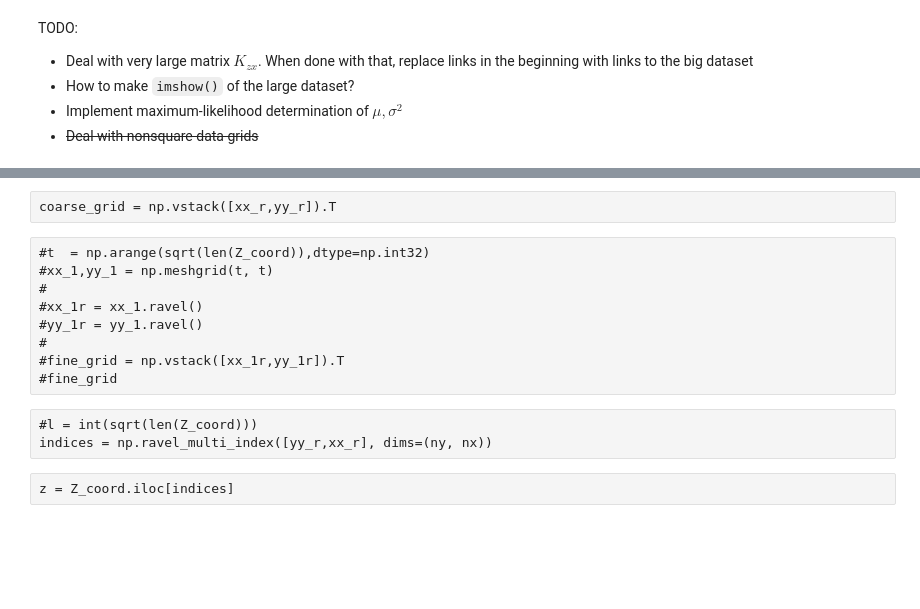
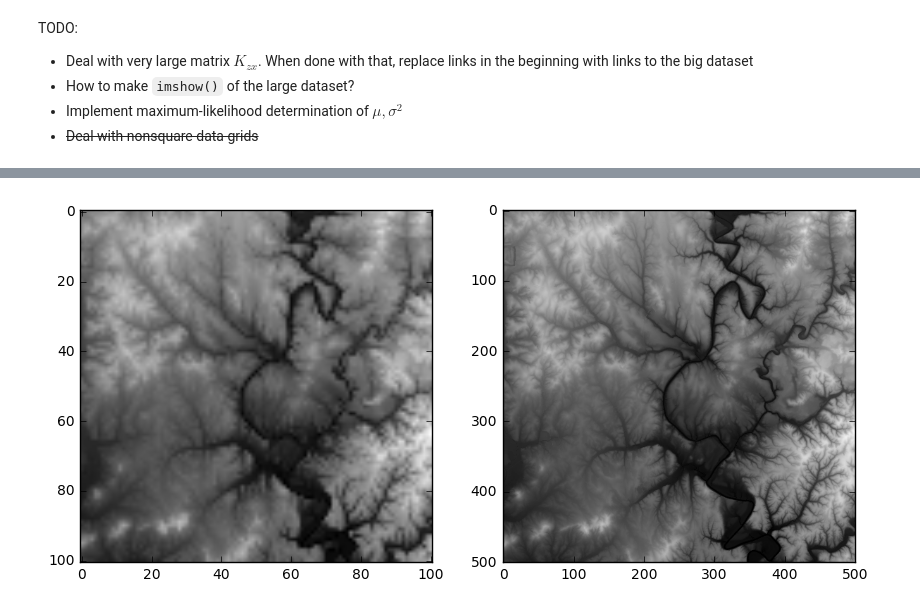
Before and after one commit to petrovskaia/kriging-fast-solver, a Jupyter notebook: Kriging_project.ipynb, the cells around one changed output, grey strips where cells are left out. Saved outputs shown, nothing was run; the diff lists cells and outputs as text; code cells hidden in the pictures; blank space fills up the shorter version.

```diff
--- a/Kriging_project.ipynb
+++ b/Kriging_project.ipynb
@@ -14,4 +14,11 @@ import pandas as pd
 from math import sqrt
 from sklearn.metrics.pairwise import rbf_kernel
 %matplotlib inline
+# %%
+import os
+threeup = os.path.abspath('../../..')
+#data_link = os.path.join(threeup, 'USGS_files.xyz')
+#data_link = 'USGS_NED_one_meter.xyz'
+data_link = os.path.join(threeup,
+                         'USGS_NED_one_meter_x44y371_AL_3County_2015_IMG_2017.xyz')
 # %%
@@ -90,16 +82,0 @@ yy_r = yy.ravel().astype(np.int64)
-# %% [raw]
-coarse_grid = np.vstack([xx_r,yy_r]).T
-# %% [raw]
-#t  = np.arange(sqrt(len(Z_coord)),dtype=np.int32)
-#xx_1,yy_1 = np.meshgrid(t, t)
-#
-#xx_1r = xx_1.ravel()
-#yy_1r = yy_1.ravel()
-#
-#fine_grid = np.vstack([xx_1r,yy_1r]).T
-#fine_grid
-# %% [raw]
-#l = int(sqrt(len(Z_coord)))
-indices = np.ravel_multi_index([yy_r,xx_r], dims=(ny, nx))
-# %% [raw]
-z = Z_coord.iloc[indices]
@@ -108,3 +83,16 @@ coarse_data = z.values.reshape(nx_coarse, ny_coarse)
+# %%
+coarse_data = z.values.reshape(ny_coarse, nx_coarse)
+fine_data = z_fine.values.reshape(ny_fine, nx_fine)
+#super_fine_data = Z_coord.values.reshape(ny, nx)
+
+plt.figure(figsize=(10,5))
+plt.subplot(121)
+plt.imshow(coarse_data, cmap=plt.cm.gray)
+plt.subplot(122)
+plt.imshow(fine_data, cmap=plt.cm.gray)
+plt.show()
+# %% [output]
+[figure, added]
 # %%
 sigma = 0.7*dx*rarity
 
```
Also changed, not shown: parts of 13 cells of this notebook, 1 other file.
